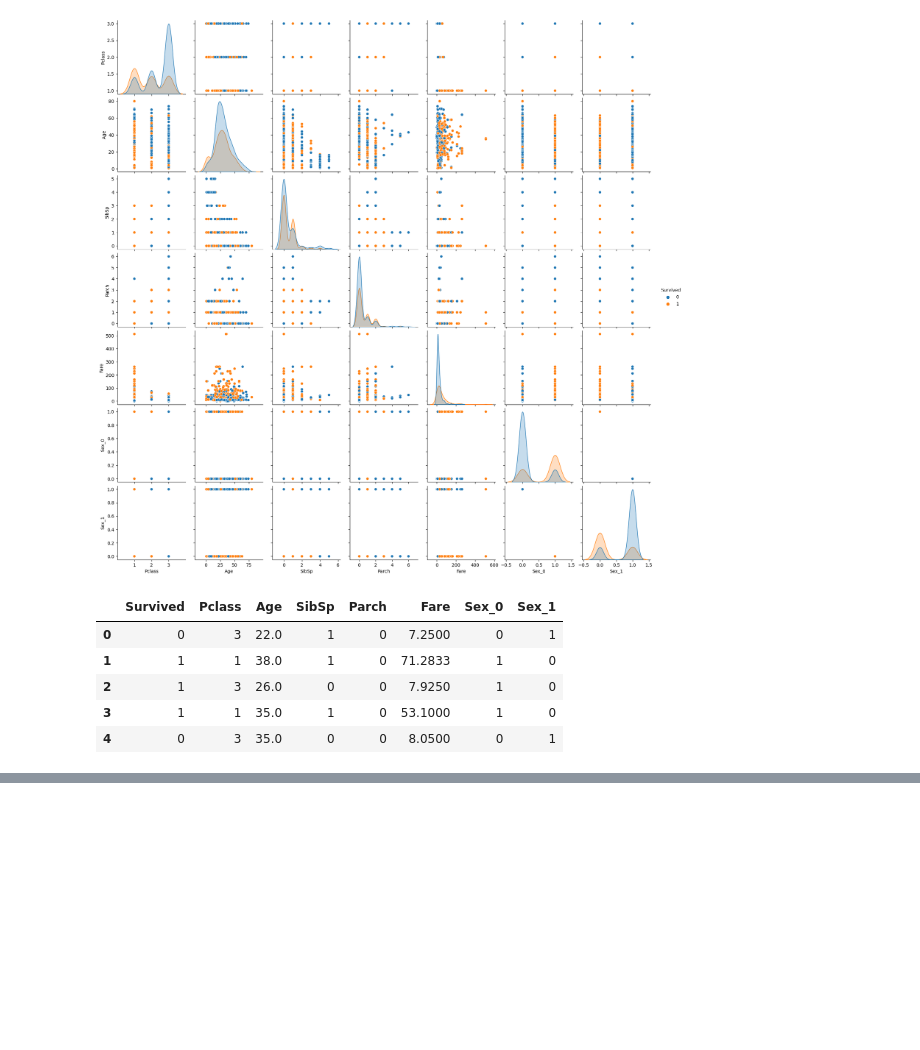
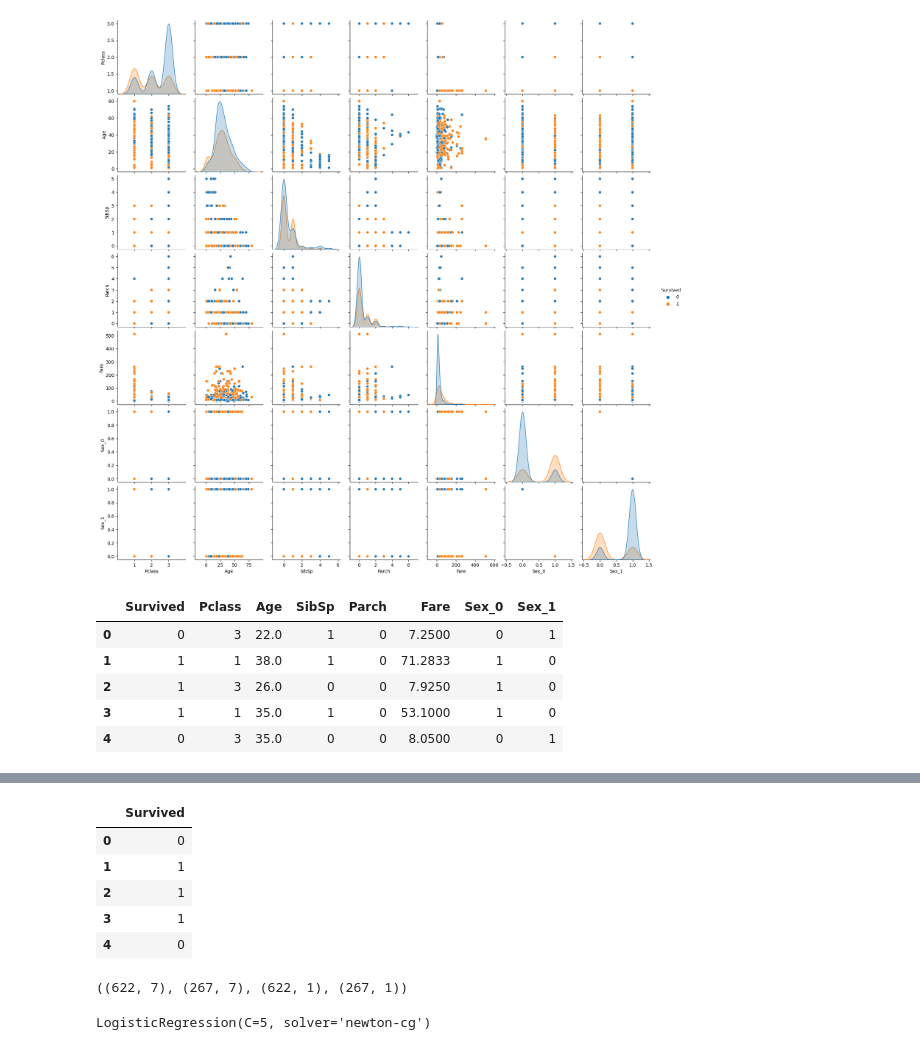
Before and after one commit to Ankith7889/AIML-Project, a Jupyter notebook: titanic.ipynb, the cells around one changed output, grey strips where cells are left out. Drawn from its saved outputs; the diff is of its cells as text; code cells hidden in the pictures; blank space fills up the shorter version.

```diff
--- a/titanic.ipynb
+++ b/titanic.ipynb
@@ -199,0 +210,19 @@ Name: Survived, dtype: int64
+# %%
+y = data[['Survived']]
+y.head()
+# %% [output]
+|  | Survived |
+| 0 | 0 |
+| 1 | 1 |
+| 2 | 1 |
+| 3 | 1 |
+| 4 | 0 |
+# %%
+
+from sklearn.model_selection import train_test_split
+
+x_train, x_test, y_train, y_test = train_test_split(x, y, test_size=0.3, random_state=4)
+
+x_train.shape, x_test.shape, y_train.shape, y_test.shape
+# %% [output]
+((622, 7), (267, 7), (622, 1), (267, 1))
@@ -199,0 +232,4 @@ Name: Survived, dtype: int64
+# %%
+lr_model.fit(x_train,y_train)
+# %% [output]
+LogisticRegression(C=5, solver='newton-cg')
```
Also changed, not shown: parts of 5 cells of this notebook.
